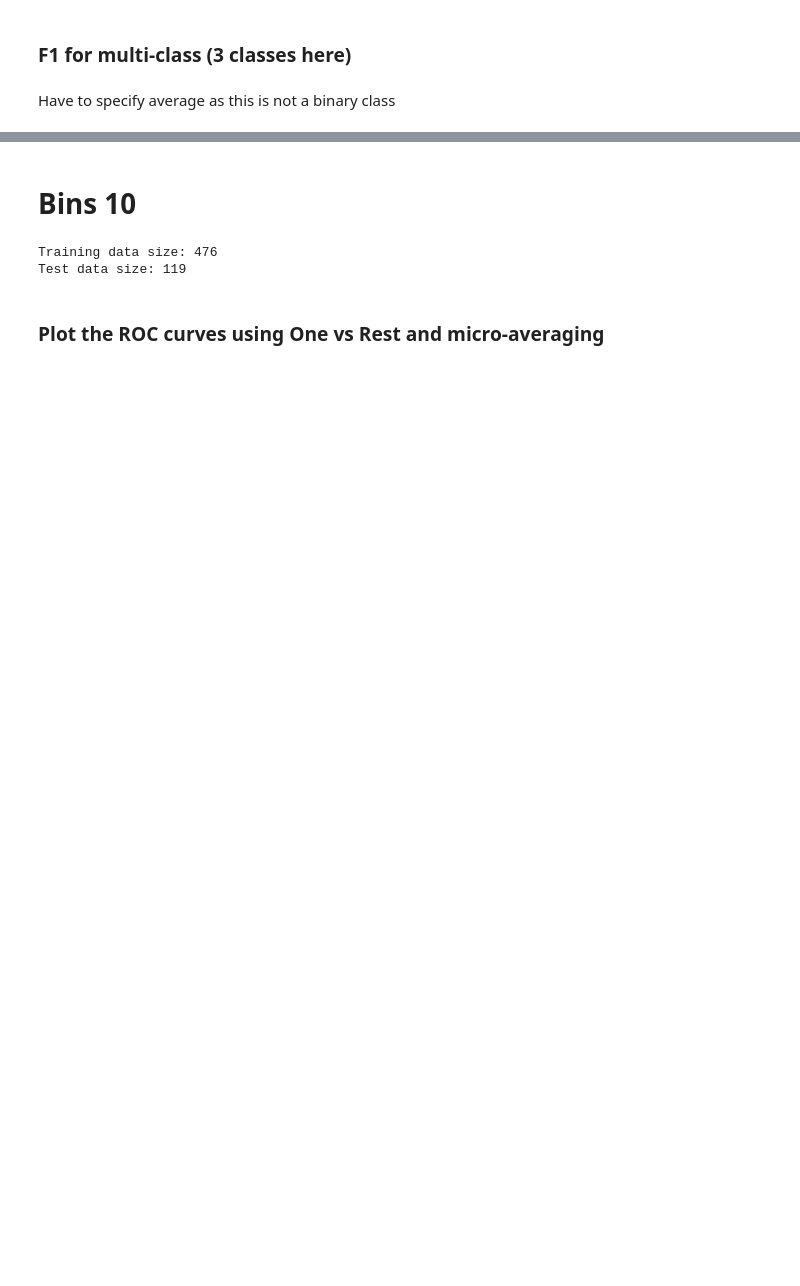
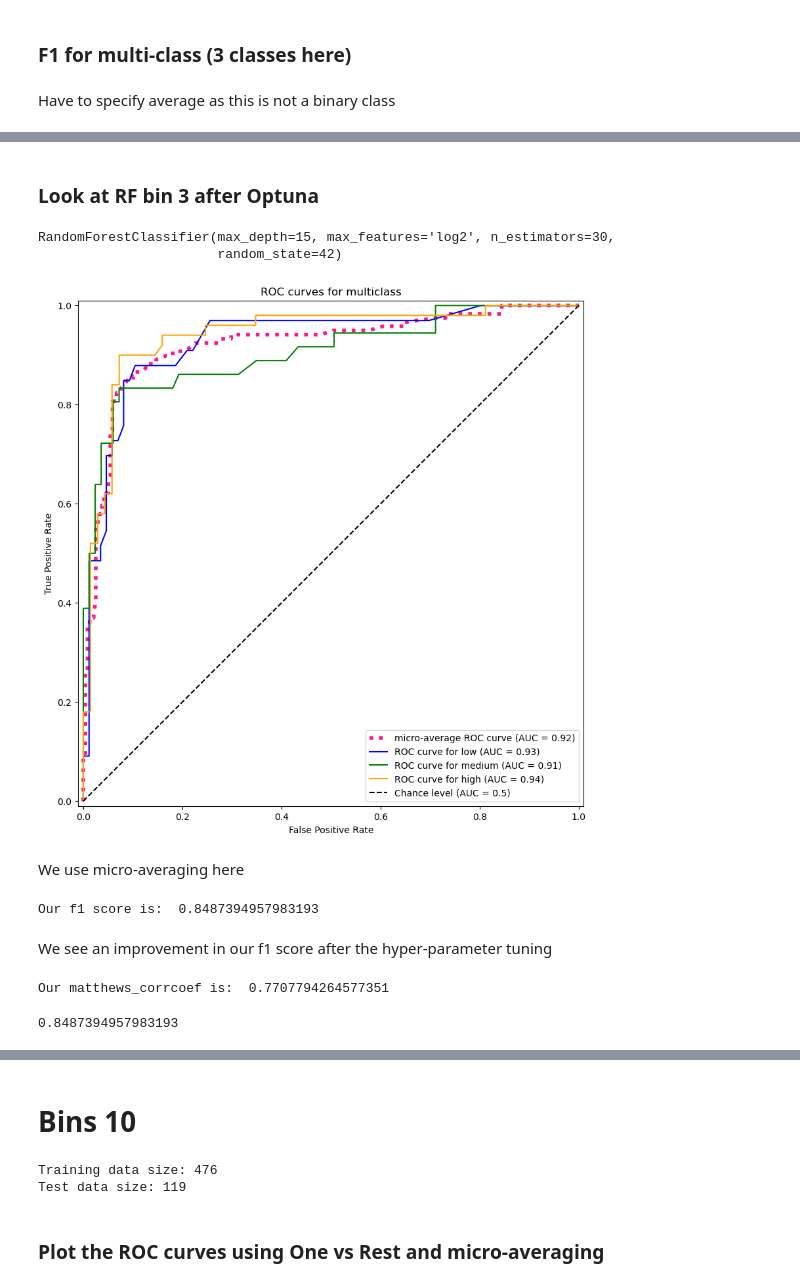
Before and after one commit to ASarriJackson/SummerProject, a Jupyter notebook: Classifiers/Classification_Random_Forrest.ipynb, the cells around one changed output, grey strips where cells are left out. Cells and saved outputs as stored; diff of their text form; code cells hidden in the pictures; blank space fills up the shorter version.

```diff
--- a/Classifiers/Classification_Random_Forrest.ipynb
+++ b/Classifiers/Classification_Random_Forrest.ipynb
@@ -139,0 +167,31 @@ F1 score using macro average is: 0.6955026455026455
+# %% [markdown]
+### Look at RF bin 3 after Optuna ###
+# %%
+Optuna_model_RF_3 = load('Optuna_model_RF_3.pkl')
+Optuna_model_RF_3.fit(static_train_x_3, static_train_y_3)
+# %% [output]
+RandomForestClassifier(max_depth=15, max_features='log2', n_estimators=30,
+                       random_state=42)
+# %%
+plot_roc_for_multi_class(Optuna_model_RF_3,static_test_x_3,static_train_y_3,static_test_y_3,bins_label_3,True,True)
+# %% [output]
+[figure, added]
+# %% [markdown]
+We use micro-averaging here
+# %%
+f1_score_3 = f1_score(static_test_y_3, Optuna_model_RF_3.predict(static_test_x_3),average="micro")
+print("Our f1 score is: ", f1_score_3)
+# %% [output]
+Our f1 score is:  0.8487394957983193
+# %% [markdown]
+We see an improvement in our f1 score after the hyper-parameter tuning
+# %%
+matthews_corrcoef_3 = matthews_corrcoef(static_test_y_3, Optuna_model_RF_3.predict(static_test_x_3))
+print("Our matthews_corrcoef is: ", matthews_corrcoef_3)
+# %% [output]
+Our matthews_corrcoef is:  0.7707794264577351
+# %%
+classif_report = classification_report(static_test_y_3, Optuna_model_RF_3.predict(static_test_x_3),target_names=bins_label_3,output_dict=True)
+print(accuracy_score(static_test_y_3, Optuna_model_RF_3.predict(static_test_x_3)))
+# %% [output]
+0.8487394957983193
```
Also changed, not shown: parts of 47 cells of this notebook, 12 other files.
